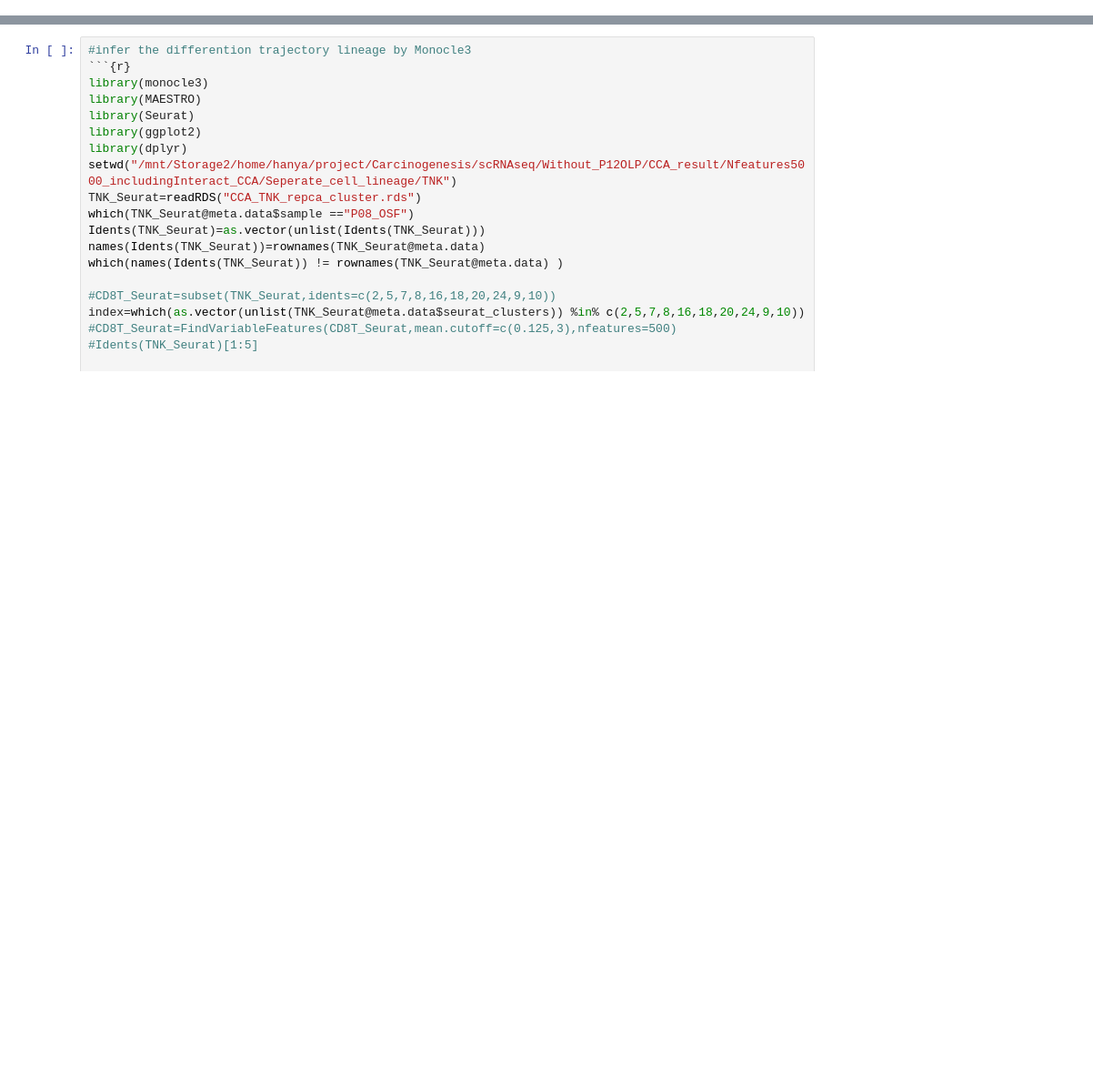
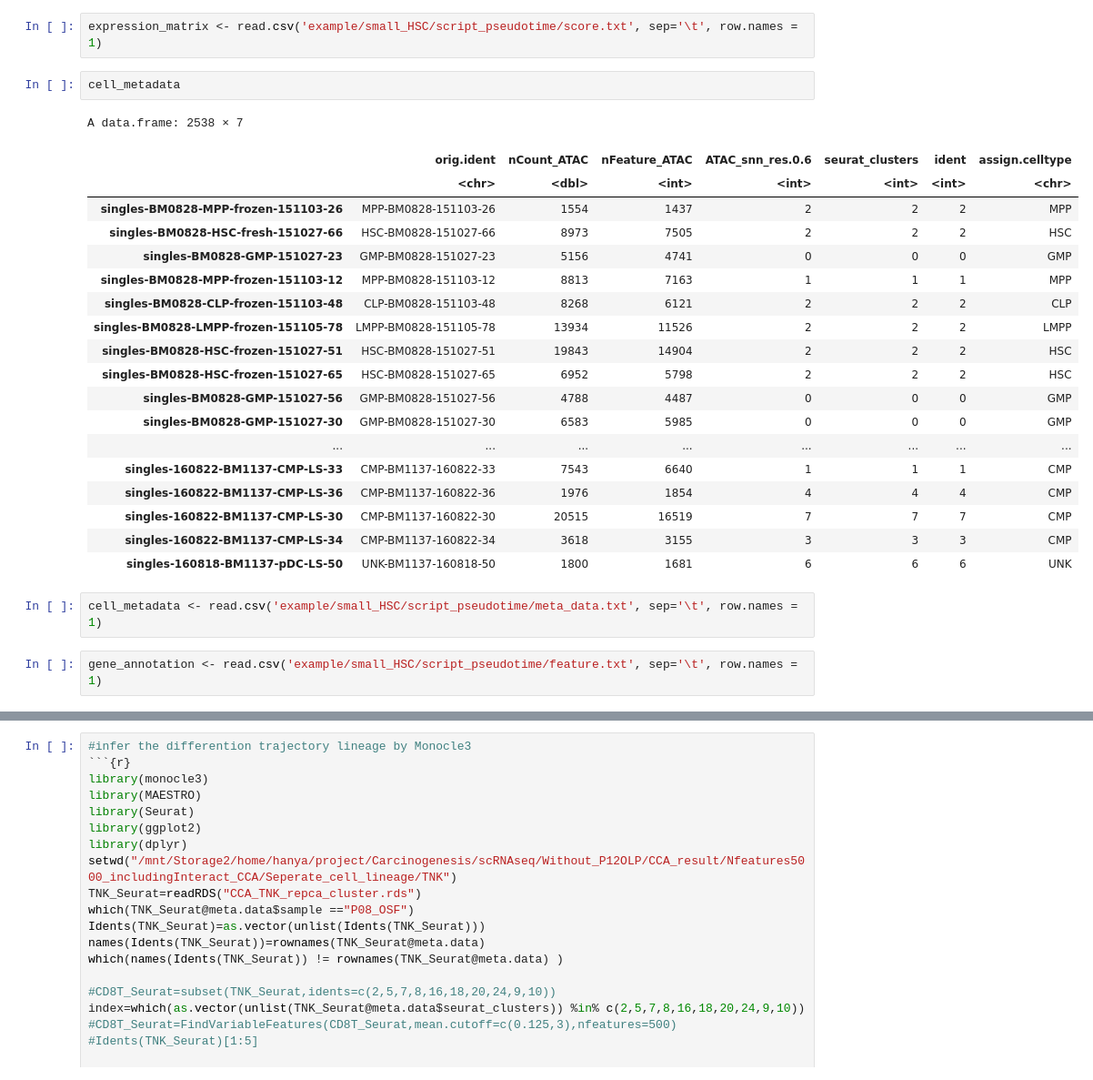
Before and after one commit to xindong95/SCRIP_notebook, a Jupyter notebook: monocle.ipynb, the cells around one changed output, grey strips where cells are left out. Shown: that part at 91% size. Drawn from its saved outputs; the diff is of its cells as text; blank space fills up the shorter version.

```diff
--- a/monocle.ipynb
+++ b/monocle.ipynb
@@ -26,0 +25,28 @@ ERROR: Error: package or namespace load failed for ‘monocle3’ in loadNamespa
+# %%
+expression_matrix <- read.csv('example/small_HSC/script_pseudotime/score.txt', sep='\t', row.names = 1)
+# %%
+cell_metadata
+# %% [output]
+A data.frame: 2538 × 7
+|  | orig.ident | nCount_ATAC | nFeature_ATAC | ATAC_snn_res.0.6 | seurat_clusters | ident | assign.celltype |
+|  | <chr> | <dbl> | <int> | <int> | <int> | <int> | <chr> |
+| singles-BM0828-MPP-frozen-151103-26 | MPP-BM0828-151103-26 | 1554 | 1437 | 2 | 2 | 2 | MPP |
+| singles-BM0828-HSC-fresh-151027-66 | HSC-BM0828-151027-66 | 8973 | 7505 | 2 | 2 | 2 | HSC |
+| singles-BM0828-GMP-151027-23 | GMP-BM0828-151027-23 | 5156 | 4741 | 0 | 0 | 0 | GMP |
+| singles-BM0828-MPP-frozen-151103-12 | MPP-BM0828-151103-12 | 8813 | 7163 | 1 | 1 | 1 | MPP |
+| singles-BM0828-CLP-frozen-151103-48 | CLP-BM0828-151103-48 | 8268 | 6121 | 2 | 2 | 2 | CLP |
+| singles-BM0828-LMPP-frozen-151105-78 | LMPP-BM0828-151105-78 | 13934 | 11526 | 2 | 2 | 2 | LMPP |
+| singles-BM0828-HSC-frozen-151027-51 | HSC-BM0828-151027-51 | 19843 | 14904 | 2 | 2 | 2 | HSC |
+| singles-BM0828-HSC-frozen-151027-65 | HSC-BM0828-151027-65 | 6952 | 5798 | 2 | 2 | 2 | HSC |
+| singles-BM0828-GMP-151027-56 | GMP-BM0828-151027-56 | 4788 | 4487 | 0 | 0 | 0 | GMP |
+| singles-BM0828-GMP-151027-30 | GMP-BM0828-151027-30 | 6583 | 5985 | 0 | 0 | 0 | GMP |
+| ... | ... | ... | ... | ... | ... | ... | ... |
+| singles-160822-BM1137-CMP-LS-33 | CMP-BM1137-160822-33 | 7543 | 6640 | 1 | 1 | 1 | CMP |
+| singles-160822-BM1137-CMP-LS-36 | CMP-BM1137-160822-36 | 1976 | 1854 | 4 | 4 | 4 | CMP |
+| singles-160822-BM1137-CMP-LS-30 | CMP-BM1137-160822-30 | 20515 | 16519 | 7 | 7 | 7 | CMP |
+| singles-160822-BM1137-CMP-LS-34 | CMP-BM1137-160822-34 | 3618 | 3155 | 3 | 3 | 3 | CMP |
+| singles-160818-BM1137-pDC-LS-50 | UNK-BM1137-160818-50 | 1800 | 1681 | 6 | 6 | 6 | UNK |
+# %%
+cell_metadata <- read.csv('example/small_HSC/script_pseudotime/meta_data.txt', sep='\t', row.names = 1)
+# %%
+gene_annotation <- read.csv('example/small_HSC/script_pseudotime/feature.txt', sep='\t', row.names = 1)
```
Also changed, not shown: parts of 8 cells of this notebook.
